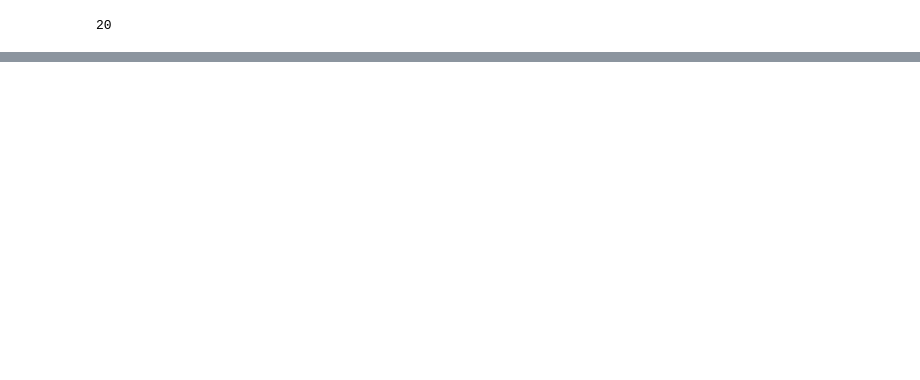
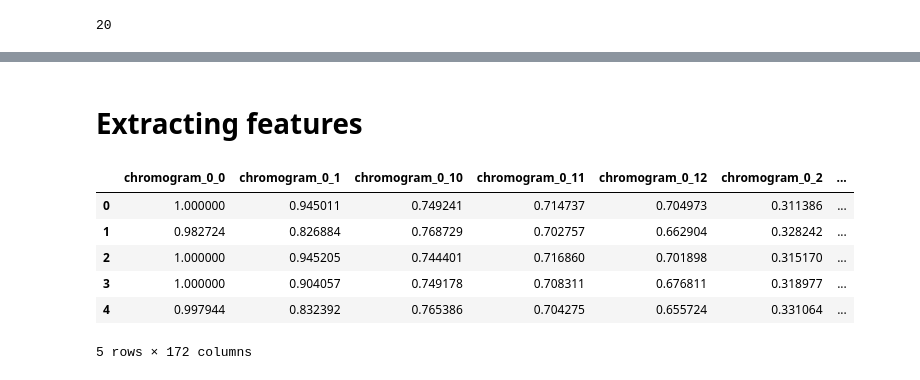
Before and after one commit to rjlopez2/ADS-_CAS_Bern_2020, a Jupyter notebook: Projects/M3/new_project/feature_extraction.ipynb, the cells around one changed output, grey strips where cells are left out. Cells and saved outputs as stored; diff of their text form; code cells hidden in the pictures; blank space fills up the shorter version.

```diff
--- a/Projects/M3/new_project/feature_extraction.ipynb
+++ b/Projects/M3/new_project/feature_extraction.ipynb
@@ -222,0 +341,9 @@ df.groupby('species')['windows'].sum().min()
+# %%
+fig, ax = plt.subplots(figsize=(25,7))
+
+chroma = librosa.feature.chroma_stft(y=my_window, sr=sample_rate)
+img = librosa.display.specshow(chroma, y_axis='chroma', x_axis='time', ax=ax, cmap = 'magma')
+
+fig.colorbar(img, ax=ax)
+
+ax.set(title='Chromagram')
@@ -222,0 +353,46 @@ df.groupby('species')['windows'].sum().min()
+# %% [markdown]
+#  Extracting features
+# %%
+# Extract Features from fixed Window (20)
+
+new_dataset = pd.DataFrame()# this is the same as train.csv dataset
+
+for species in windows_fixed.keys():
+    for i in range(0,n_windows):
+        data_point = {'species':species.split('_')[1], 'genus':species.split('_')[0]}
+        spec_centroid = librosa.feature.spectral_centroid(windows_fixed[species][i])[0]
+        chroma = librosa.feature.chroma_stft(windows_fixed[species][i], sample_rate)
+        for j in range(0,13):
+            data_point['spec_centr_'+str(j)] = spec_centroid[j]
+            for k in range(0,12):
+                data_point['chromogram_'+str(k)+"_"+str(j)] = chroma[k,j]
+        new_dataset = new_dataset.append(data_point,ignore_index=True)
+
+new_dataset["id"] =np.arange(len(new_dataset))
+new_dataset.head()
+# %%
+# Extract Features from Window for test
+
+new_dataset_test = pd.DataFrame()# this is the same as test.csv dataset
+
+for species in windows_fixed_test.keys():
+    for i in range(0,len(windows_fixed_test[species])):
+        data_point = {'species':species.split('_')[1], 'genus':species.split('_')[0]}
+        spec_centroid = librosa.feature.spectral_centroid(windows_fixed_test[species][i])[0]
+        chroma = librosa.feature.chroma_stft(windows_fixed_test[species][i], sample_rate)
+        for j in range(0,13):
+            data_point['spec_centr_'+str(j)] = spec_centroid[j]
+            for k in range(0,12):
+                data_point['chromogram_'+str(k)+"_"+str(j)] = chroma[k,j]
+        new_dataset_test = new_dataset_test.append(data_point,ignore_index=True)
+
+new_dataset_test["id"] =np.arange(len(new_dataset_test))
+new_dataset_test.head()
+# %% [output]
+|  | chromogram_0_0 | chromogram_0_1 | chromogram_0_10 | chromogram_0_11 | chromogram_0_12 | chromogram_0_2 | ... |
+| 0 | 1.000000 | 0.945011 | 0.749241 | 0.714737 | 0.704973 | 0.311386 | ... |
+| 1 | 0.982724 | 0.826884 | 0.768729 | 0.702757 | 0.662904 | 0.328242 | ... |
+| 2 | 1.000000 | 0.945205 | 0.744401 | 0.716860 | 0.701898 | 0.315170 | ... |
+| 3 | 1.000000 | 0.904057 | 0.749178 | 0.708311 | 0.676811 | 0.318977 | ... |
+| 4 | 0.997944 | 0.832392 | 0.765386 | 0.704275 | 0.655724 | 0.331064 | ... |
+5 rows × 172 columns
```
Also changed, not shown: parts of 27 cells of this notebook.
